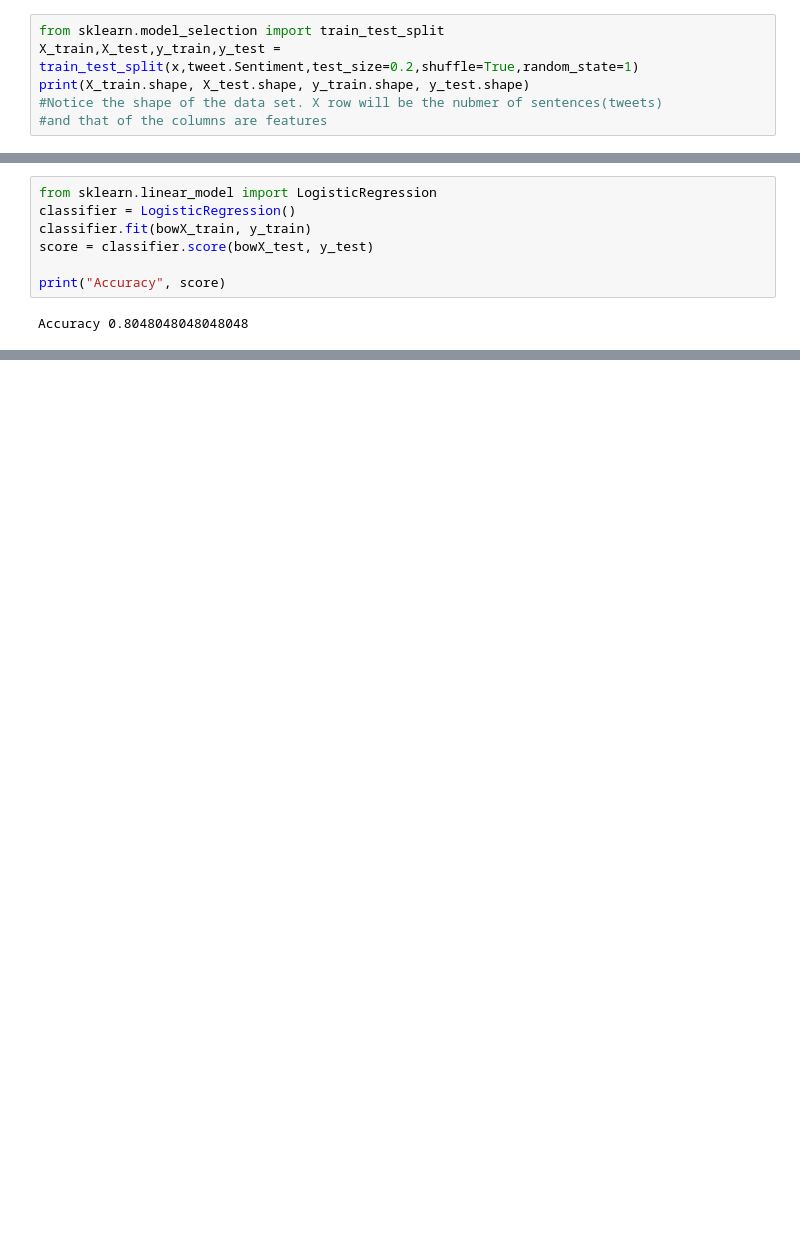
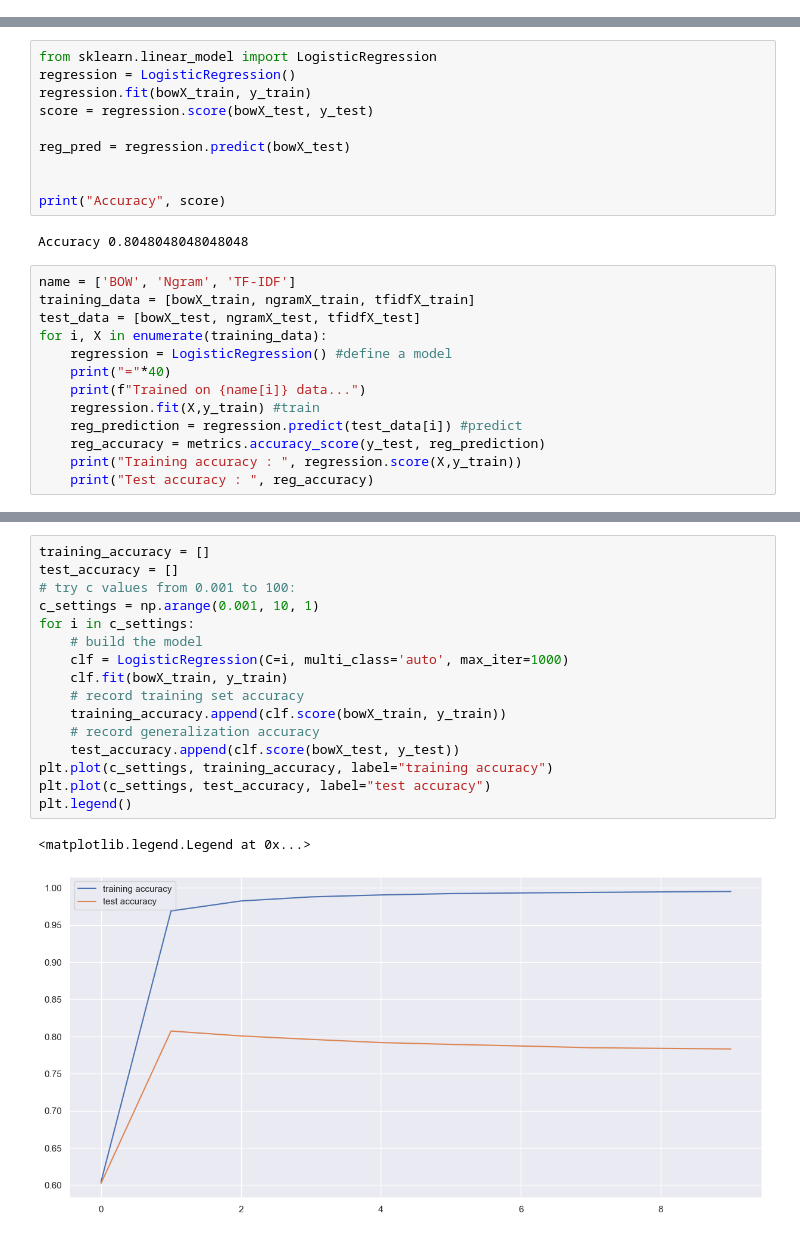
Before and after one commit to tlduf03/COVID-E2E-sentiment-analysis, a Jupyter notebook: COVID19 Sentiment Analysis & Prediction.ipynb, the cells around one changed output, grey strips where cells are left out. Saved outputs shown, nothing was run; the diff lists cells and outputs as text; blank space fills up the shorter version.

```diff
--- a/COVID19 Sentiment Analysis & Prediction.ipynb
+++ b/COVID19 Sentiment Analysis & Prediction.ipynb
@@ -501,9 +500,3 @@ Test accuracy :  0.7784451117784451
 # %% [markdown]
 ## 4. Defining a Baseline Model (Logistic Regression)
 This model will be compared later with some advanced model including Neural Network.
-# %%
-from sklearn.model_selection import train_test_split
-X_train,X_test,y_train,y_test = train_test_split(x,tweet.Sentiment,test_size=0.2,shuffle=True,random_state=1)
-print(X_train.shape, X_test.shape, y_train.shape, y_test.shape)
-#Notice the shape of the data set. X row will be the nubmer of sentences(tweets)
-#and that of the columns are features
@@ -512,9 +503,25 @@ print(X_train.shape, X_test.shape, y_train.shape, y_test.shape)
 # %%
 from sklearn.linear_model import LogisticRegression
-classifier = LogisticRegression()
-classifier.fit(bowX_train, y_train)
-score = classifier.score(bowX_test, y_test)
+regression = LogisticRegression()
+regression.fit(bowX_train, y_train)
+score = regression.score(bowX_test, y_test)
+
+reg_pred = regression.predict(bowX_test)
+
 
 print("Accuracy", score)
 # %% [output]
 Accuracy 0.8048048048048048
+# %%
+name = ['BOW', 'Ngram', 'TF-IDF']
+training_data = [bowX_train, ngramX_train, tfidfX_train]
+test_data = [bowX_test, ngramX_test, tfidfX_test]
+for i, X in enumerate(training_data):
+    regression = LogisticRegression() #define a model
+    print("="*40)
+    print(f"Trained on {name[i]} data...")
+    regression.fit(X,y_train) #train
+    reg_prediction = regression.predict(test_data[i]) #predict
+    reg_accuracy = metrics.accuracy_score(y_test, reg_prediction)
+    print("Training accuracy : ", regression.score(X,y_train))
+    print("Test accuracy : ", reg_accuracy)
@@ -520,0 +545,19 @@ Accuracy 0.8048048048048048
+# %%
+training_accuracy = []
+test_accuracy = []
+# try c values from 0.001 to 100:
+c_settings = np.arange(0.001, 10, 1)
+for i in c_settings:
+    # build the model
+    clf = LogisticRegression(C=i, multi_class='auto', max_iter=1000)
+    clf.fit(bowX_train, y_train)
+    # record training set accuracy
+    training_accuracy.append(clf.score(bowX_train, y_train))
+    # record generalization accuracy
+    test_accuracy.append(clf.score(bowX_test, y_test))
+plt.plot(c_settings, training_accuracy, label="training accuracy")
+plt.plot(c_settings, test_accuracy, label="test accuracy")
+plt.legend()
+# %% [output]
+<matplotlib.legend.Legend at 0x...>
+[figure, added]
```
Also changed, not shown: parts of 24 cells of this notebook, 5 other files.
